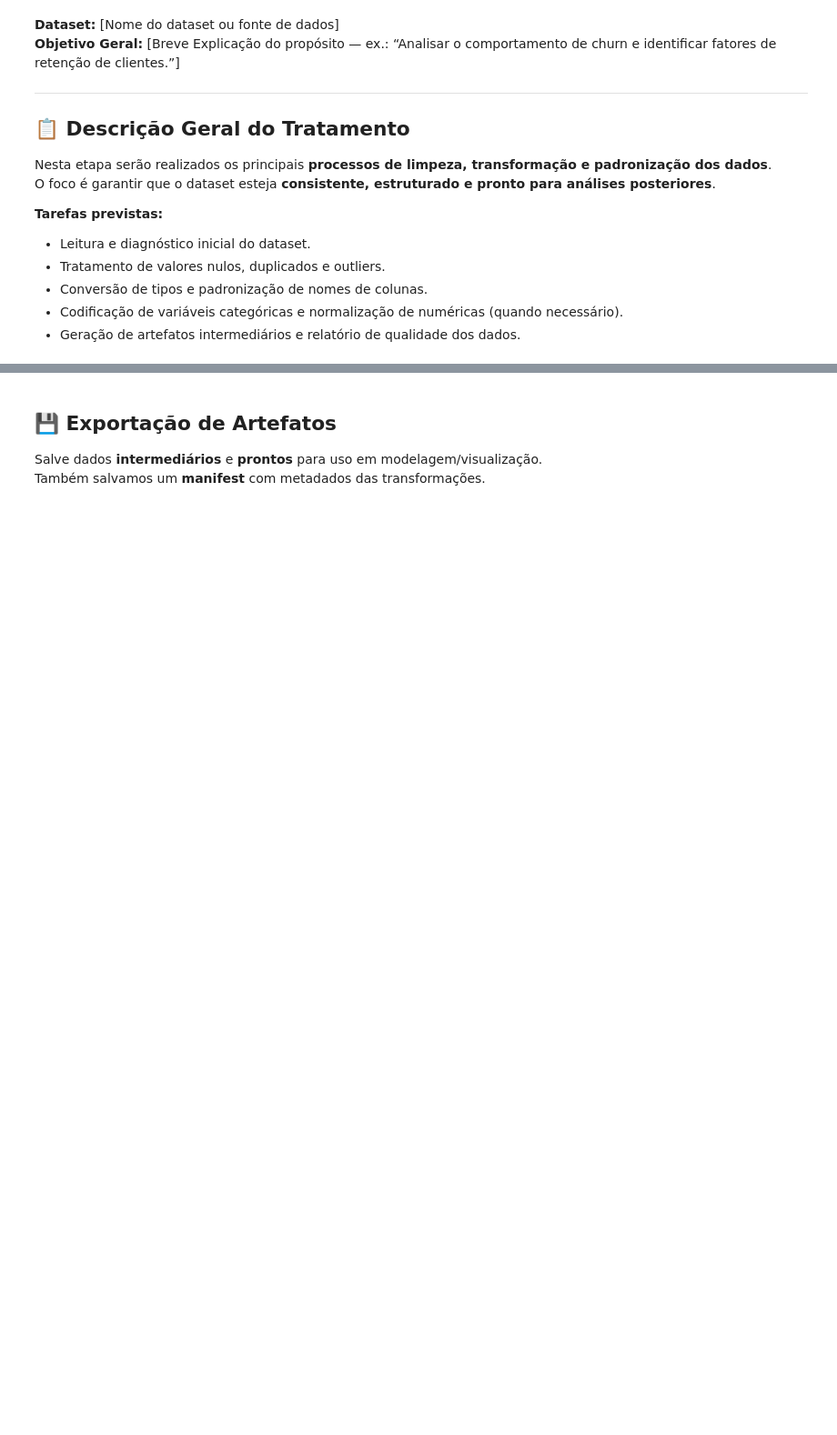
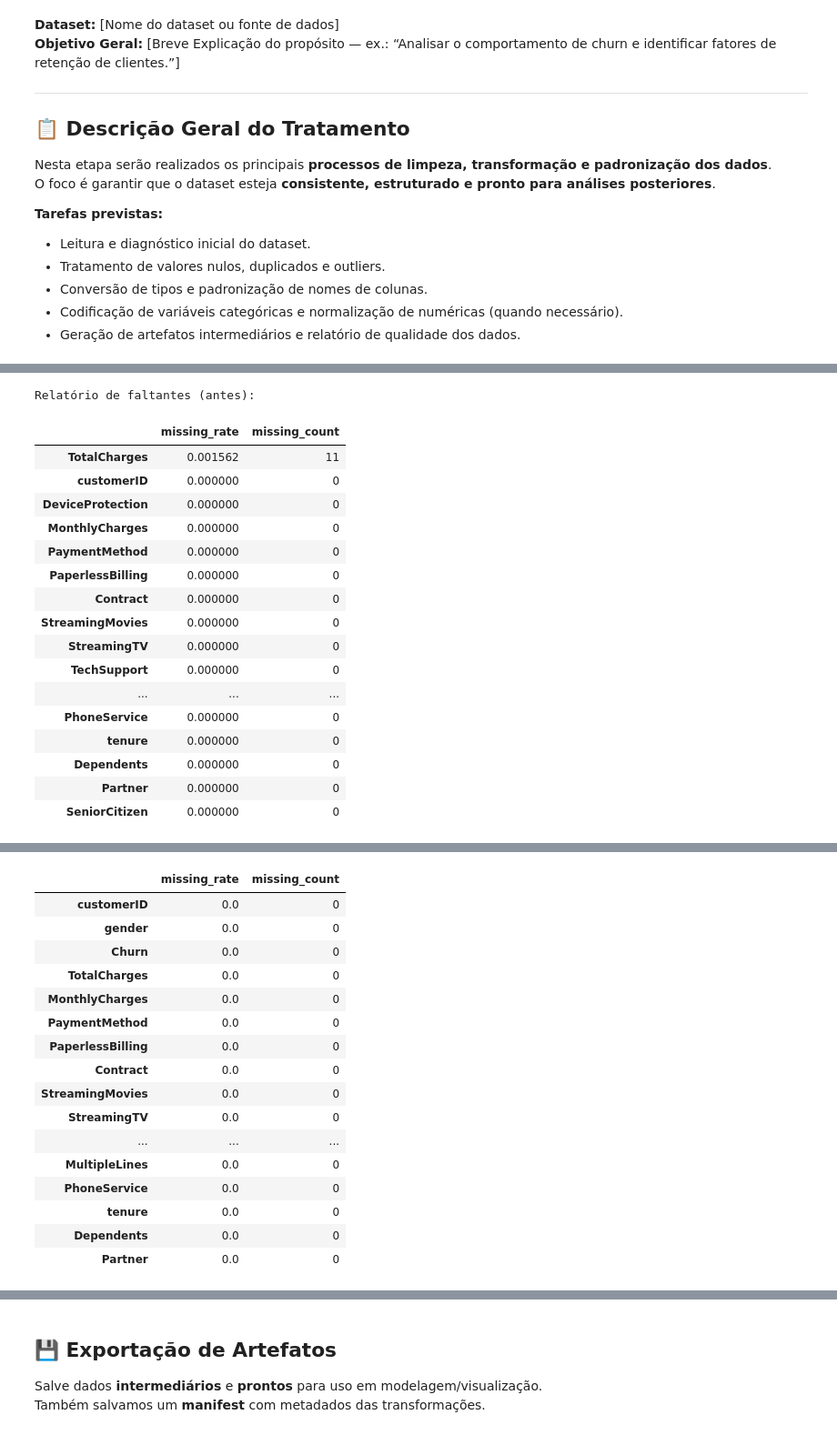
Before and after one commit to FabioAguiar/data-project-template, a Jupyter notebook: notebooks/01_data_preparation_template.ipynb, the cells around one changed output, grey strips where cells are left out. Shown at 91% size. Cells and saved outputs as stored; diff of their text form; code cells hidden in the pictures; blank space fills up the shorter version.

```diff
--- a/notebooks/01_data_preparation_template.ipynb
+++ b/notebooks/01_data_preparation_template.ipynb
@@ -311,0 +627,27 @@ if config['export_interim']:
+# %%
+if config.get("normalize_categories", True):
+    replacements = {
+        "No internet service": "No",
+        "No phone service": "No",
+        "n/a": "No",
+        "none": "No",
+    }
+
+    cat_cols = df.select_dtypes(include=["object", "category"]).columns.tolist()
+    changed = []
+
+    for col in cat_cols:
+        before = df[col].copy()
+        # limpeza leve de forma
+        s = df[col].astype("string").str.strip().str.replace(r"\s+", " ", regex=True)
+        # normalização explícita (mapa simples)
+        s = s.replace(replacements)
+        df[col] = s
+
+        if not df[col].equals(before):
+            changed.append(col)
+
+    if changed:
+        logger.info(f"[N1] Padronização categórica aplicada em: {changed}")
+    else:
+        logger.info("[N1] Padronização categórica: nenhuma alteração necessária.")
@@ -317,13 +692,32 @@ Estratégias comuns: **simples** (mediana/moda) ou mais avançadas (imputadores
 # %%
-if config['handle_missing']:
-    print('Relatório de faltantes (antes):')
+if config.get("handle_missing", True):
+    print("Relatório de faltantes (antes):")
     display(missing_report(df).head(20))
 
-    if config['missing_strategy'] == 'simple':
-        df = simple_impute(df)
+    if config.get("missing_strategy") == "simple":
+        df = simple_impute_with_flags(df)
     else:
-        # Espaço para técnicas avançadas personalizadas
+        # espaço para técnicas avançadas
         pass
 
-    print('Relatório de faltantes (depois):')
+    print("Relatório de faltantes (depois):")
     display(missing_report(df).head(20))
+# %% [output]
+Relatório de faltantes (antes):
+|  | missing_rate | missing_count |
+| TotalCharges | 0.001562 | 11 |
+| customerID | 0.000000 | 0 |
+| DeviceProtection | 0.000000 | 0 |
+| MonthlyCharges | 0.000000 | 0 |
+| PaymentMethod | 0.000000 | 0 |
+| PaperlessBilling | 0.000000 | 0 |
+| Contract | 0.000000 | 0 |
+| StreamingMovies | 0.000000 | 0 |
+| StreamingTV | 0.000000 | 0 |
+| TechSupport | 0.000000 | 0 |
+| ... | ... | ... |
+| PhoneService | 0.000000 | 0 |
+| tenure | 0.000000 | 0 |
+| Dependents | 0.000000 | 0 |
+| Partner | 0.000000 | 0 |
+| SeniorCitizen | 0.000000 | 0 |
@@ -330 +726,18 @@ if config['handle_missing']:
+|  | missing_rate | missing_count |
+| customerID | 0.0 | 0 |
+| gender | 0.0 | 0 |
+| Churn | 0.0 | 0 |
+| TotalCharges | 0.0 | 0 |
+| MonthlyCharges | 0.0 | 0 |
+| PaymentMethod | 0.0 | 0 |
+| PaperlessBilling | 0.0 | 0 |
+| Contract | 0.0 | 0 |
+| StreamingMovies | 0.0 | 0 |
+| StreamingTV | 0.0 | 0 |
+| ... | ... | ... |
+| MultipleLines | 0.0 | 0 |
+| PhoneService | 0.0 | 0 |
+| tenure | 0.0 | 0 |
+| Dependents | 0.0 | 0 |
+| Partner | 0.0 | 0 |
 # %% [markdown]
```
Also changed, not shown: parts of 35 cells of this notebook, 9 other files.
